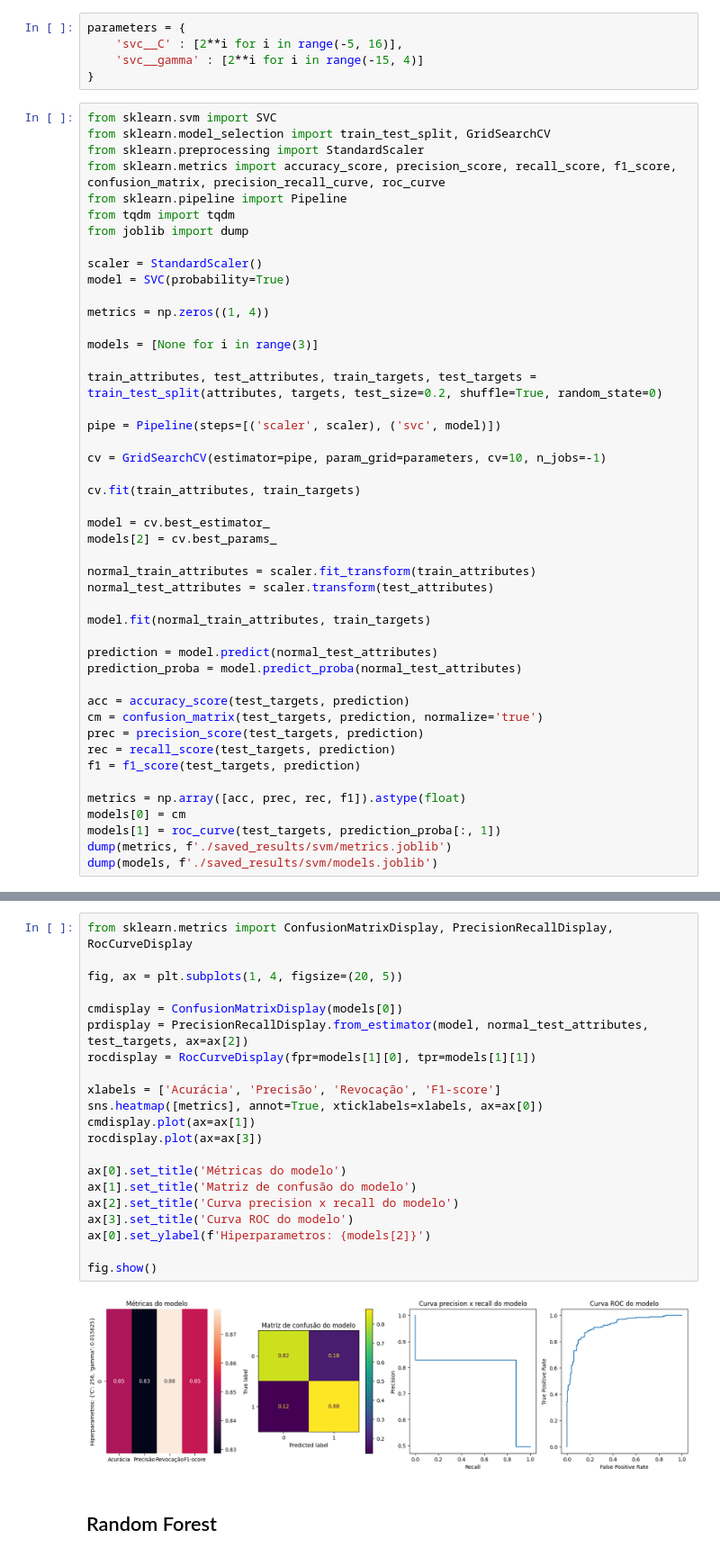
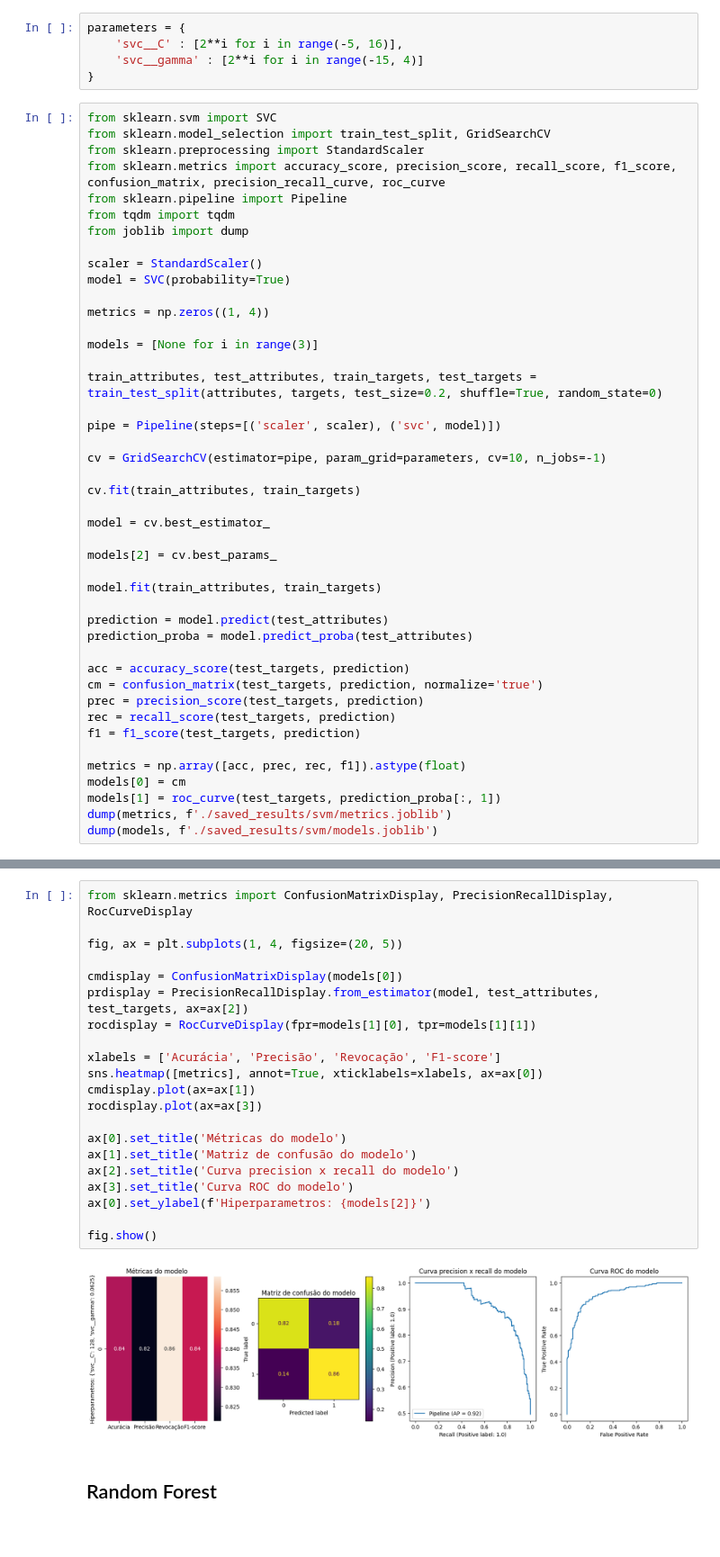
Before and after one commit to rabdiego/aprendizagem, a Jupyter notebook: trabalhos/trabalho5/main.ipynb, the cells around one changed output, grey strips where cells are left out. Shown: that part at 90% size. Drawn from its saved outputs; the diff is of its cells as text.

```diff
--- a/trabalhos/trabalho5/main.ipynb
+++ b/trabalhos/trabalho5/main.ipynb
@@ -54,15 +54,13 @@ cv = GridSearchCV(estimator=pipe, param_grid=parameters, cv=10, n_jobs=-1)
 cv.fit(train_attributes, train_targets)
 
 model = cv.best_estimator_
+
 models[2] = cv.best_params_
 
-normal_train_attributes = scaler.fit_transform(train_attributes)
-normal_test_attributes = scaler.transform(test_attributes)
+model.fit(train_attributes, train_targets)
 
-model.fit(normal_train_attributes, train_targets)
-
-prediction = model.predict(normal_test_attributes)
-prediction_proba = model.predict_proba(normal_test_attributes)
+prediction = model.predict(test_attributes)
+prediction_proba = model.predict_proba(test_attributes)
 
 acc = accuracy_score(test_targets, prediction)
 cm = confusion_matrix(test_targets, prediction, normalize='true')
@@ -80,26 +78,26 @@ ValueError: Invalid parameter 'C' for estimator Pipeline(steps=[('scaler', Stand
 # %%
 from sklearn.metrics import ConfusionMatrixDisplay, PrecisionRecallDisplay, RocCurveDisplay
 
 fig, ax = plt.subplots(1, 4, figsize=(20, 5))
 
 cmdisplay = ConfusionMatrixDisplay(models[0])
-prdisplay = PrecisionRecallDisplay.from_estimator(model, normal_test_attributes, test_targets, ax=ax[2])
+prdisplay = PrecisionRecallDisplay.from_estimator(model, test_attributes, test_targets, ax=ax[2])
 rocdisplay = RocCurveDisplay(fpr=models[1][0], tpr=models[1][1])
 
 xlabels = ['Acurácia', 'Precisão', 'Revocação', 'F1-score']
 sns.heatmap([metrics], annot=True, xticklabels=xlabels, ax=ax[0])
 cmdisplay.plot(ax=ax[1])
 rocdisplay.plot(ax=ax[3])
 
 ax[0].set_title('Métricas do modelo')
 ax[1].set_title('Matriz de confusão do modelo')
 ax[2].set_title('Curva precision x recall do modelo')
 ax[3].set_title('Curva ROC do modelo')
 ax[0].set_ylabel(f'Hiperparametros: {models[2]}')
 
 fig.show()
 # %% [output]
-[figure, old version]
+[figure, new version]
 # %% [markdown]
 ## Random Forest
 # %%
```
Also changed, not shown: parts of 2 cells of this notebook, 3 other files.
